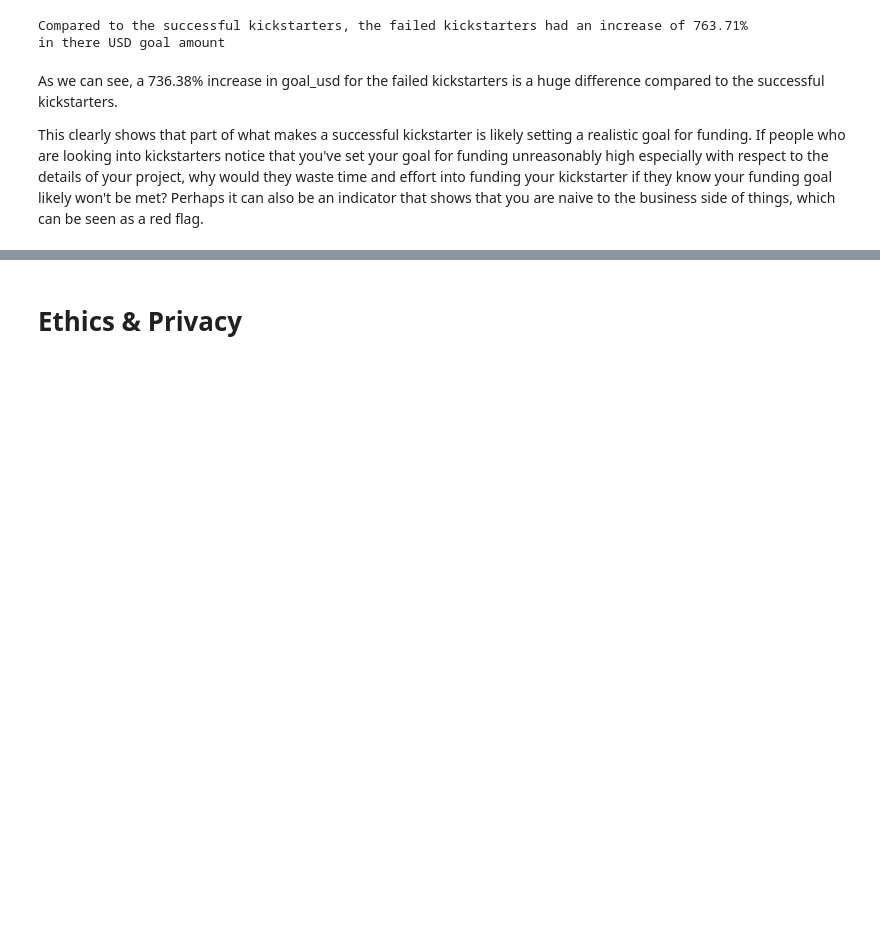
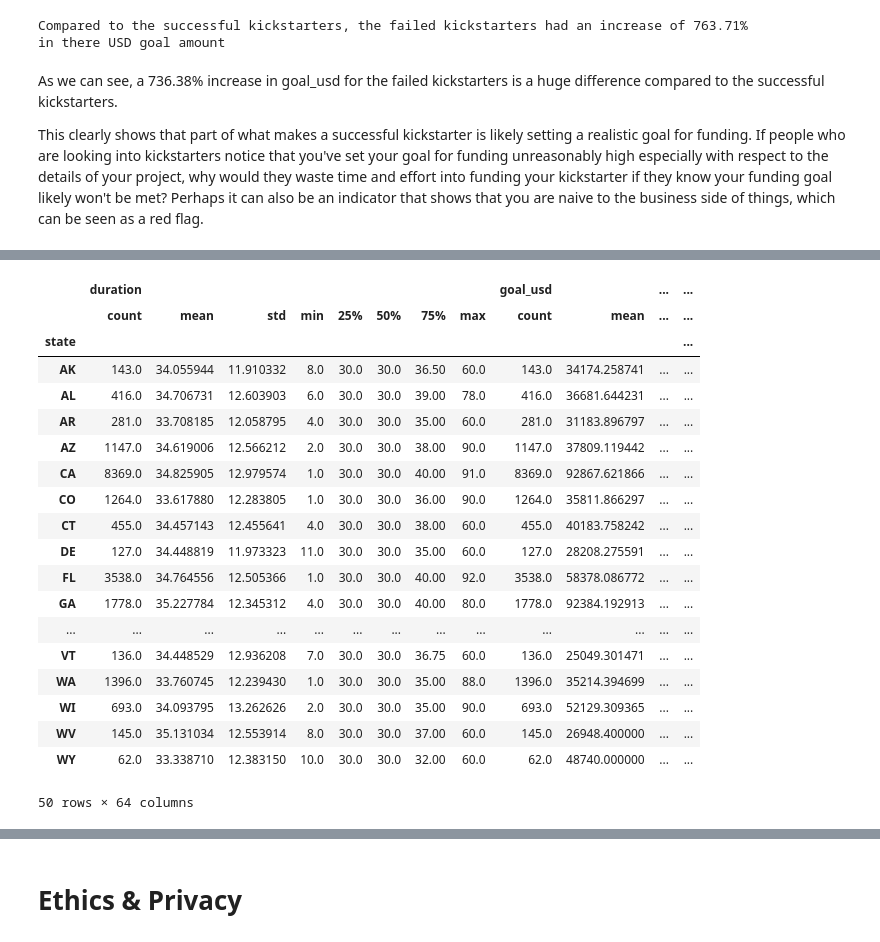
Before and after one commit to krandapus/Projects, a Jupyter notebook: FinalProject.ipynb, the cells around one changed output, grey strips where cells are left out. Saved outputs shown, nothing was run; the diff lists cells and outputs as text; code cells hidden in the pictures; blank space fills up the shorter version.

```diff
--- a/FinalProject.ipynb
+++ b/FinalProject.ipynb
@@ -422,0 +459,24 @@ state_describe
+# %%
+state_describe_fail = df_failed.groupby('state').describe()
+state_describe_fail
+# %% [output]
+|  | duration |  |  |  |  |  |  |  | goal_usd |  | ... | ... |
+|  | count | mean | std | min | 25% | 50% | 75% | max | count | mean | ... | ... |
+| state |  |  |  |  |  |  |  |  |  |  |  | ... |
+| AK | 143.0 | 34.055944 | 11.910332 | 8.0 | 30.0 | 30.0 | 36.50 | 60.0 | 143.0 | 34174.258741 | ... | ... |
+| AL | 416.0 | 34.706731 | 12.603903 | 6.0 | 30.0 | 30.0 | 39.00 | 78.0 | 416.0 | 36681.644231 | ... | ... |
+| AR | 281.0 | 33.708185 | 12.058795 | 4.0 | 30.0 | 30.0 | 35.00 | 60.0 | 281.0 | 31183.896797 | ... | ... |
+| AZ | 1147.0 | 34.619006 | 12.566212 | 2.0 | 30.0 | 30.0 | 38.00 | 90.0 | 1147.0 | 37809.119442 | ... | ... |
+| CA | 8369.0 | 34.825905 | 12.979574 | 1.0 | 30.0 | 30.0 | 40.00 | 91.0 | 8369.0 | 92867.621866 | ... | ... |
+| CO | 1264.0 | 33.617880 | 12.283805 | 1.0 | 30.0 | 30.0 | 36.00 | 90.0 | 1264.0 | 35811.866297 | ... | ... |
+| CT | 455.0 | 34.457143 | 12.455641 | 4.0 | 30.0 | 30.0 | 38.00 | 60.0 | 455.0 | 40183.758242 | ... | ... |
+| DE | 127.0 | 34.448819 | 11.973323 | 11.0 | 30.0 | 30.0 | 35.00 | 60.0 | 127.0 | 28208.275591 | ... | ... |
+| FL | 3538.0 | 34.764556 | 12.505366 | 1.0 | 30.0 | 30.0 | 40.00 | 92.0 | 3538.0 | 58378.086772 | ... | ... |
+| GA | 1778.0 | 35.227784 | 12.345312 | 4.0 | 30.0 | 30.0 | 40.00 | 80.0 | 1778.0 | 92384.192913 | ... | ... |
+| ... | ... | ... | ... | ... | ... | ... | ... | ... | ... | ... | ... | ... |
+| VT | 136.0 | 34.448529 | 12.936208 | 7.0 | 30.0 | 30.0 | 36.75 | 60.0 | 136.0 | 25049.301471 | ... | ... |
+| WA | 1396.0 | 33.760745 | 12.239430 | 1.0 | 30.0 | 30.0 | 35.00 | 88.0 | 1396.0 | 35214.394699 | ... | ... |
+| WI | 693.0 | 34.093795 | 13.262626 | 2.0 | 30.0 | 30.0 | 35.00 | 90.0 | 693.0 | 52129.309365 | ... | ... |
+| WV | 145.0 | 35.131034 | 12.553914 | 8.0 | 30.0 | 30.0 | 37.00 | 60.0 | 145.0 | 26948.400000 | ... | ... |
+| WY | 62.0 | 33.338710 | 12.383150 | 10.0 | 30.0 | 30.0 | 32.00 | 60.0 | 62.0 | 48740.000000 | ... | ... |
+50 rows × 64 columns
```
Also changed, not shown: parts of 12 cells of this notebook.
